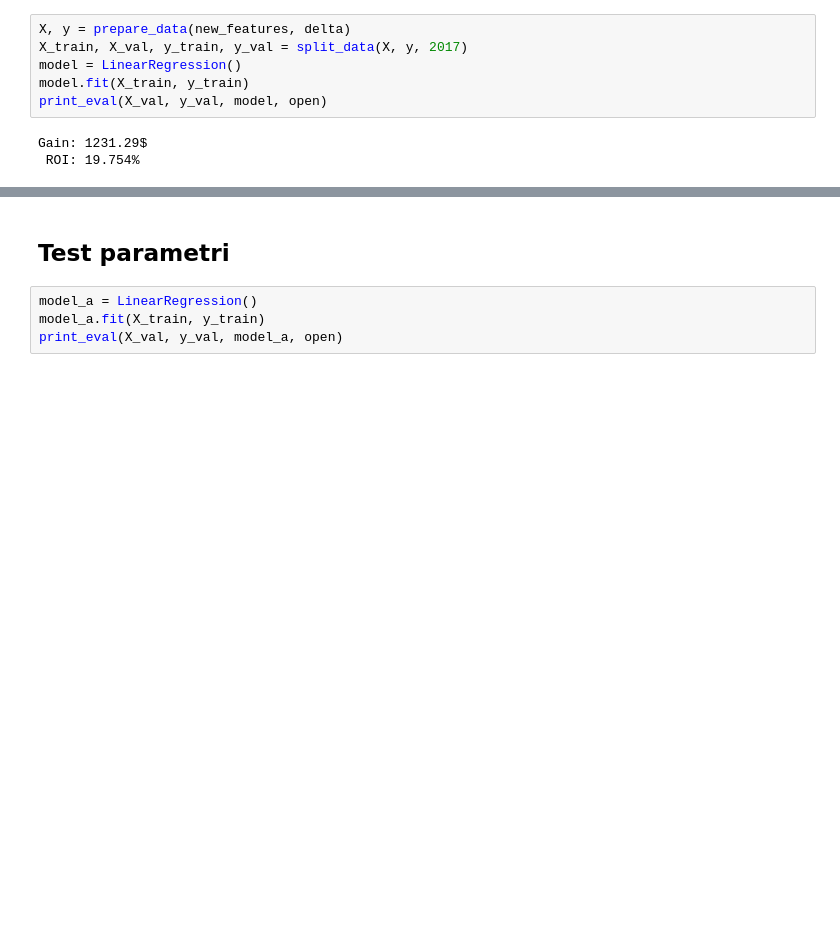
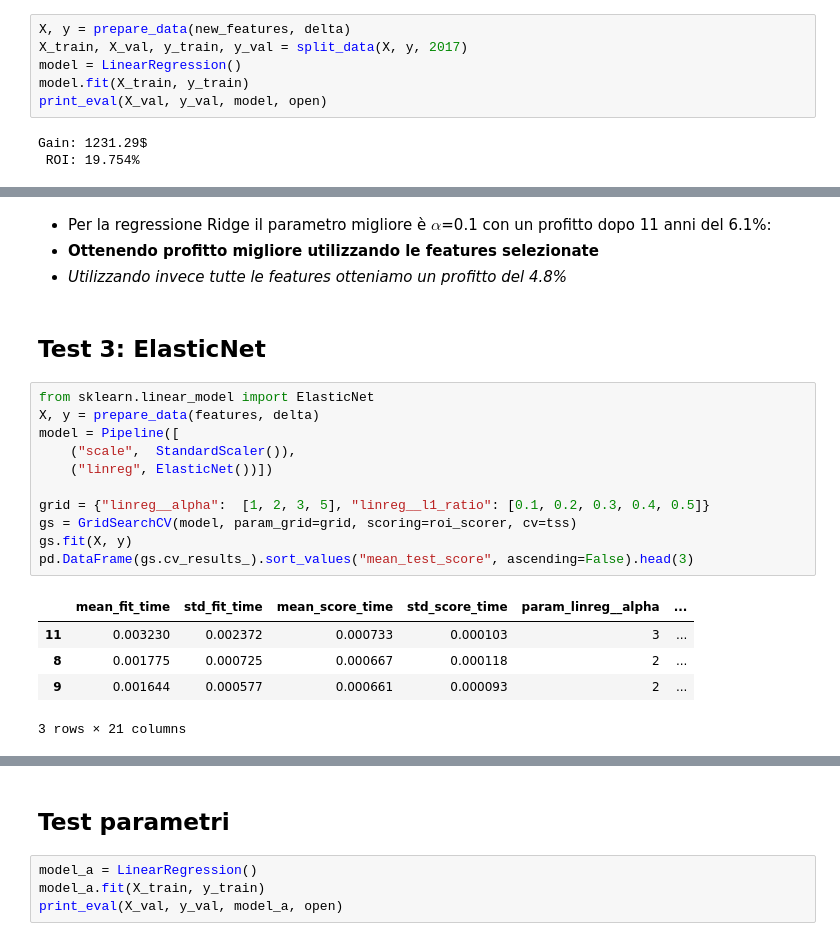
Before and after one commit to Morlenza/Nasdaq_prediction, a Jupyter notebook: PredizioneNasdaq.ipynb, the cells around one changed output, grey strips where cells are left out. Cells and saved outputs as stored; diff of their text form; blank space fills up the shorter version.

```diff
--- a/PredizioneNasdaq.ipynb
+++ b/PredizioneNasdaq.ipynb
@@ -452,0 +484,23 @@ Gain: 1231.29$
+# %% [markdown]
+- Per la regressione Ridge il parametro migliore è $\alpha$=0.1 con un profitto dopo 11 anni del 6.1%:
+- **Ottenendo profitto migliore utilizzando le features selezionate**
+- *Utilizzando invece tutte le features otteniamo un profitto del 4.8%*
+# %% [markdown]
+## Test 3: ElasticNet
+# %%
+from sklearn.linear_model import ElasticNet
+X, y = prepare_data(features, delta)
+model = Pipeline([
+    ("scale",  StandardScaler()),
+    ("linreg", ElasticNet())])
+
+grid = {"linreg__alpha":  [1, 2, 3, 5], "linreg__l1_ratio": [0.1, 0.2, 0.3, 0.4, 0.5]}
+gs = GridSearchCV(model, param_grid=grid, scoring=roi_scorer, cv=tss)
+gs.fit(X, y)
+pd.DataFrame(gs.cv_results_).sort_values("mean_test_score", ascending=False).head(3)
+# %% [output]
+|  | mean_fit_time | std_fit_time | mean_score_time | std_score_time | param_linreg__alpha | ... |
+| 11 | 0.003230 | 0.002372 | 0.000733 | 0.000103 | 3 | ... |
+| 8 | 0.001775 | 0.000725 | 0.000667 | 0.000118 | 2 | ... |
+| 9 | 0.001644 | 0.000577 | 0.000661 | 0.000093 | 2 | ... |
+3 rows × 21 columns
```
Also changed, not shown: parts of 17 cells of this notebook.
